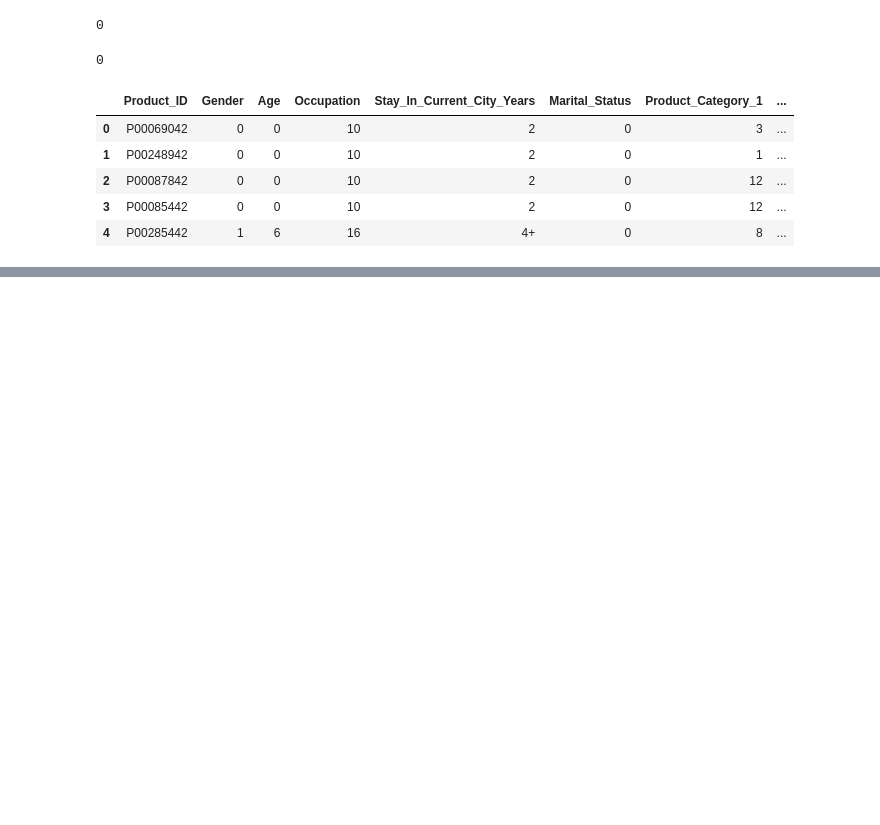
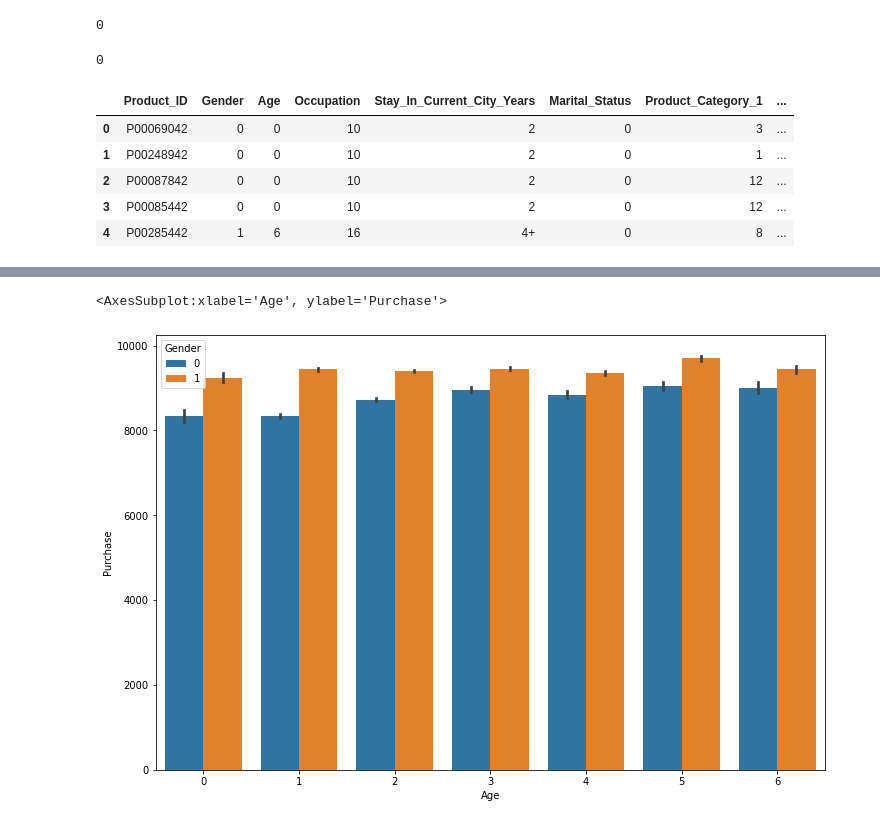
Before and after one commit to bhimrazy/Exploratory-Data-Analysis, a Jupyter notebook: black_friday/black-friday.ipynb, the cells around one changed output, grey strips where cells are left out. Cells and saved outputs as stored; diff of their text form; code cells hidden in the pictures; blank space fills up the shorter version.

```diff
--- a/black_friday/black-friday.ipynb
+++ b/black_friday/black-friday.ipynb
@@ -228,0 +233,4 @@ df.head()
+# %%
+# Handling the categorical feature : Stay_In_Current_City_Years
+df['Stay_In_Current_City_Years'] = df['Stay_In_Current_City_Years'].str.replace('+','')
+df.head()
@@ -228,0 +244,17 @@ df.head()
+# %%
+#convert objects,.. into integers
+df['Stay_In_Current_City_Years'] = df['Stay_In_Current_City_Years'].astype('int')
+
+df['B'] = df['B'].astype('int')
+df['C'] = df['C'].astype('int')
+
+df['Product_Category_2'] = df['Product_Category_2'].astype('int')
+df['Product_Category_3'] = df['Product_Category_3'].astype('int')
+# %%
+## Visualization
+#Visualizing purchase vs age groups on the basis of gender
+plt.rcParams['figure.figsize'] = 12,8
+sns.barplot(x='Age',y='Purchase',hue="Gender",data=df)
+# %% [output]
+<AxesSubplot:xlabel='Age', ylabel='Purchase'>
+[figure, added]
```
Also changed, not shown: parts of 9 cells of this notebook.
